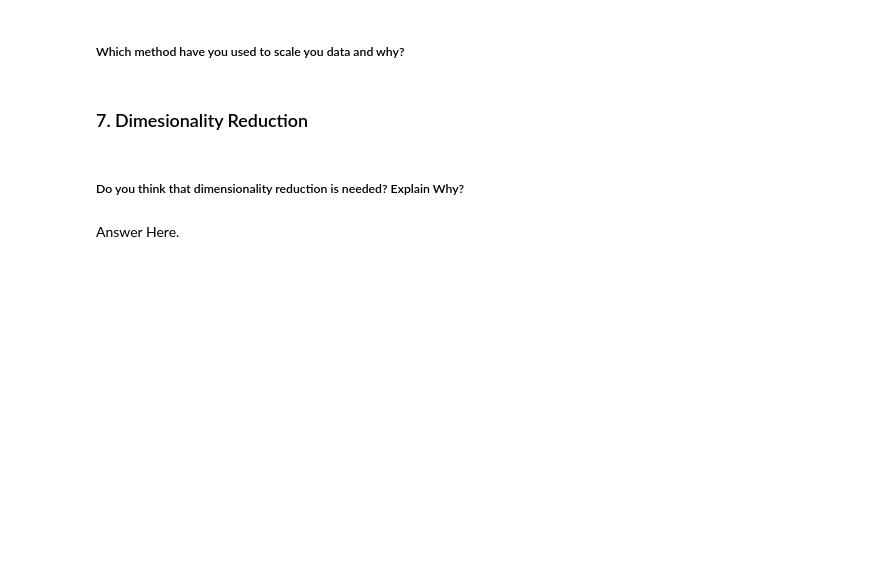
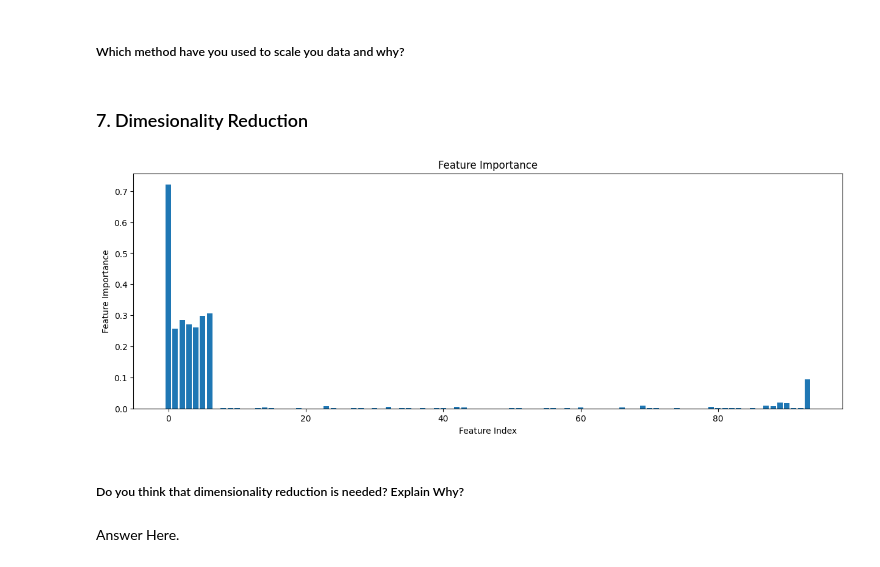
Before and after one commit to MrMRaut/Airline-Referral-Classification, a Jupyter notebook: Airline_Referral_Classification.ipynb, the cells around one changed output. Saved outputs shown, nothing was run; the diff lists cells and outputs as text; code cells hidden in the pictures; blank space fills up the shorter version.

```diff
--- a/Airline_Referral_Classification.ipynb
+++ b/Airline_Referral_Classification.ipynb
@@ -777,5 +797,5 @@ encoded_col
 # %%
-maindf = pd.concat([df, encoded_col], axis = 1).drop(['airline', 'traveller_type', 'cabin', 'recommended'], axis = 1)
+maindf = pd.concat([df, encoded_col], axis = 1).drop(['airline', 'airline_group', 'traveller_type', 'cabin', 'recommended'], axis = 1)
 # %%
 maindf
 # %% [output]
@@ -894,3 +913,7 @@ Answer Here.
 #### 1. Feature Manipulation
 # %%
 # Manipulate Features to minimize feature correlation and create new features
+
+# Dropping reivew date due to irrelevace
+maindf = maindf.drop(['review_date', 'customer_review',
+       ], axis = 1)
@@ -920,6 +959,40 @@ Answer Here.
 ##### Which method have you used to scale you data and why?
 # %% [markdown]
 ### 7. Dimesionality Reduction
+# %%
+# prompt: use principal component analysis on maindf also barplot feature importance
+
+from sklearn.decomposition import PCA
+from sklearn.feature_selection import SelectKBest
+from sklearn.feature_selection import chi2
+
+# Perform PCA on the dataframe
+pca = PCA(n_components=2)
+pca.fit(maindf)
+
+# Get the principal components
+principal_components = pca.components_
+
+# Get the feature names
+feature_names = maindf.columns
+
+# Get the feature importances
+feature_importances = np.abs(pca.components_[0])
+
+# Sort the feature importances
+sorted_feature_importances = np.sort(feature_importances)
+
+# Get the indices of the most important features
+most_important_features = np.argsort(feature_importances)
+
+# Plot a bar chart of the feature importances
+plt.bar(most_important_features, sorted_feature_importances)
+plt.xlabel('Feature Index')
+plt.ylabel('Feature Importance')
+plt.title('Feature Importance')
+plt.show()
+# %% [output]
+[figure, added]
 # %% [markdown]
 ##### Do you think that dimensionality reduction is needed? Explain Why?
 # %% [markdown]
```
Also changed, not shown: parts of 21 cells of this notebook.
